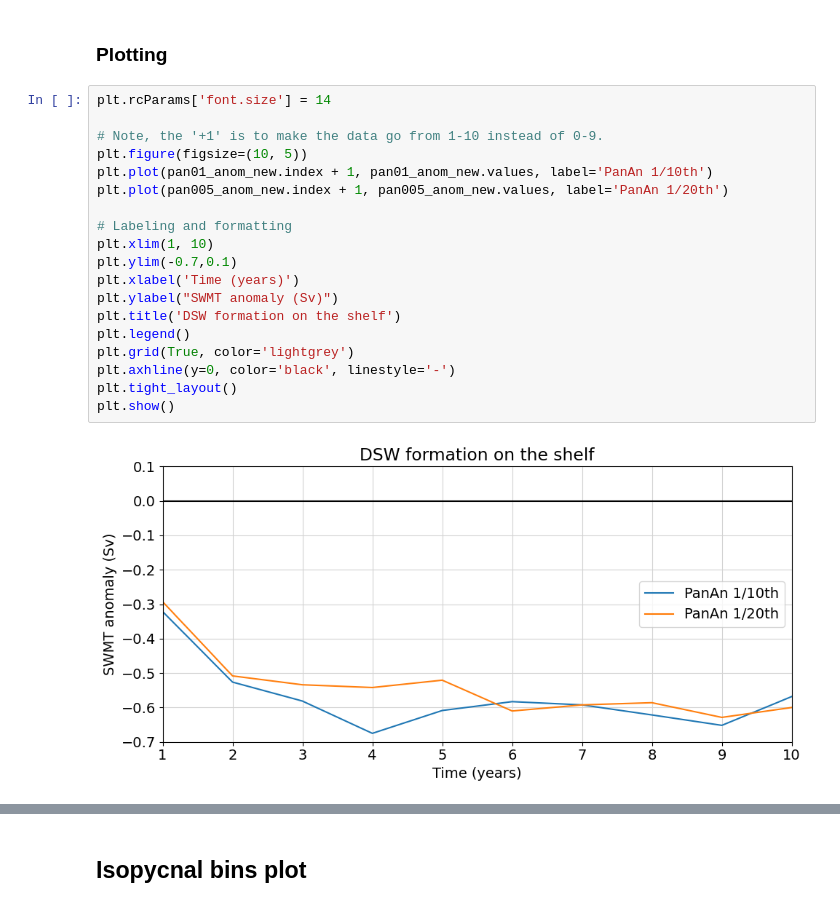
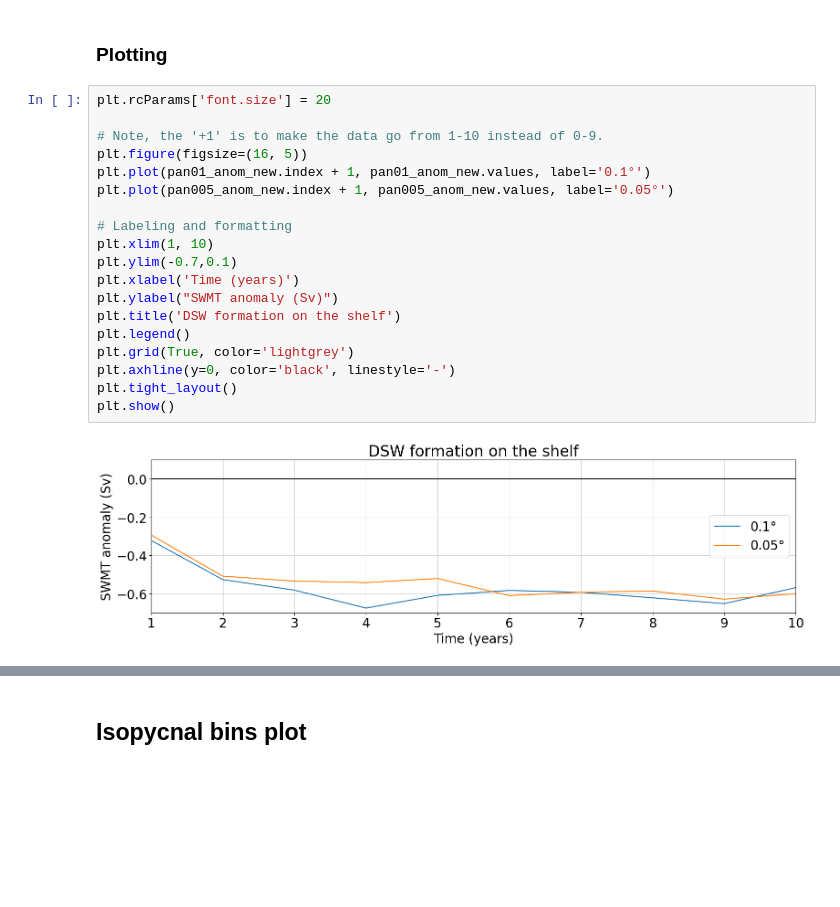
Before and after one commit to adele-morrison/panan-meltwater, a Jupyter notebook: notebooks/bottom_water_analysis/SWMT_shelf_PanAns.ipynb, the cells around one changed output, grey strips where cells are left out. Cells and saved outputs as stored; diff of their text form; blank space fills up the shorter version.

Commit message:
resolution figure development

```diff
--- a/notebooks/bottom_water_analysis/SWMT_shelf_PanAns.ipynb
+++ b/notebooks/bottom_water_analysis/SWMT_shelf_PanAns.ipynb
@@ -45,24 +46,24 @@ pan005_M = pan005_M.to_series()
 # %% [markdown]
 ### Plotting
 # %%
-plt.rcParams['font.size'] = 14
+plt.rcParams['font.size'] = 20
 
 # Note, the '+1' is to make the data go from 1-10 instead of 0-9.
-plt.figure(figsize=(10, 5))
-plt.plot(pan01_anom_new.index + 1, pan01_anom_new.values, label='PanAn 1/10th')
-plt.plot(pan005_anom_new.index + 1, pan005_anom_new.values, label='PanAn 1/20th')
+plt.figure(figsize=(16, 5))
+plt.plot(pan01_anom_new.index + 1, pan01_anom_new.values, label='0.1°')
+plt.plot(pan005_anom_new.index + 1, pan005_anom_new.values, label='0.05°')
 
 # Labeling and formatting
 plt.xlim(1, 10)
 plt.ylim(-0.7,0.1)
 plt.xlabel('Time (years)')
 plt.ylabel("SWMT anomaly (Sv)")
 plt.title('DSW formation on the shelf')
 plt.legend()
 plt.grid(True, color='lightgrey')
 plt.axhline(y=0, color='black', linestyle='-')
 plt.tight_layout()
 plt.show()
 # %% [output]
-[figure, old version]
+[figure, new version]
 # %%
```
Also changed, not shown: parts of 7 cells of this notebook, 16 other files.
